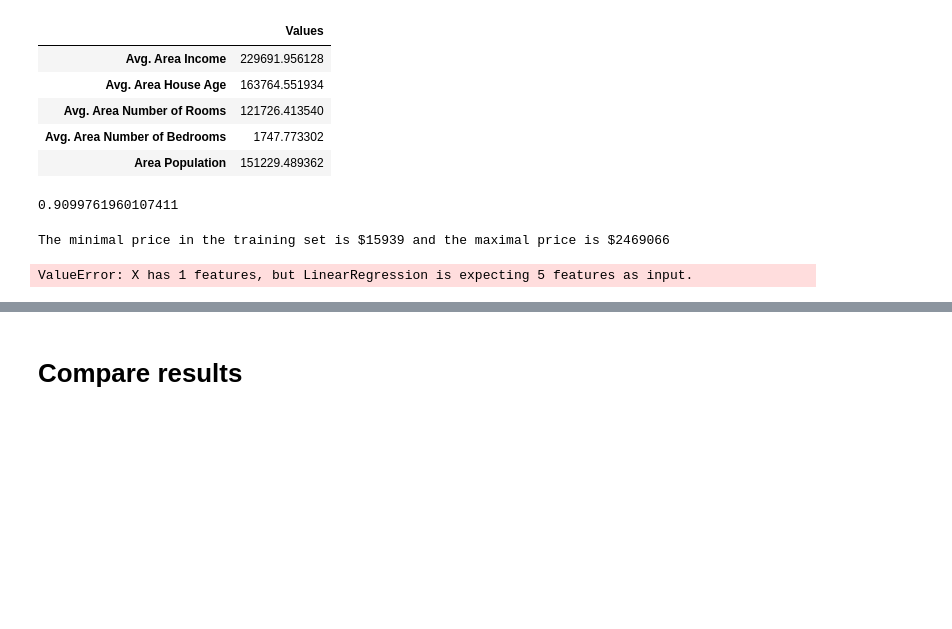
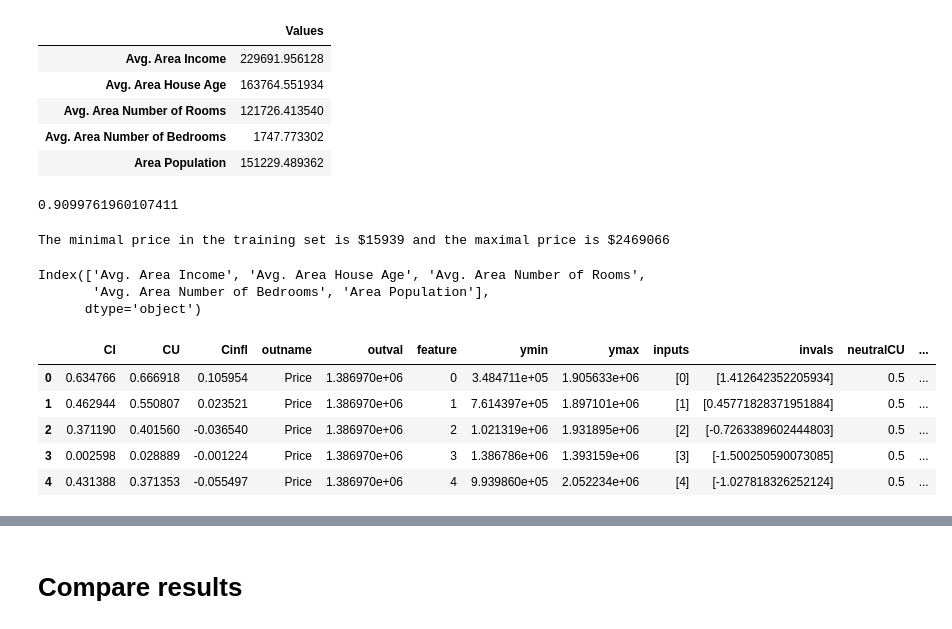
Before and after one commit to aso85b/py-ciu, a Jupyter notebook: Privacy_CIU.ipynb, the cells around one changed output, grey strips where cells are left out. Drawn from its saved outputs; the diff is of its cells as text; code cells hidden in the pictures; blank space fills up the shorter version.

```diff
--- a/Privacy_CIU.ipynb
+++ b/Privacy_CIU.ipynb
@@ -193,14 +193,28 @@ out_minmaxs = pd.DataFrame({'mins': [float(min(label_train))], 'maxs': [float(ma
 print(f"The minimal price in the training set is ${min(label_train):.0f} and the maximal price is ${max(label_train):.0f}")
 # %% [output]
 The minimal price in the training set is $15939 and the maximal price is $2469066
+# %%
+#Convert array to dataframe
+feature_train = pd.DataFrame(feature_train)
+label_train = pd.DataFrame(label_train)
+feature_test = pd.DataFrame(feature_test)
+label_test = pd.DataFrame(label_test)
+df.columns[:-1]
+# %% [output]
+Index(['Avg. Area Income', 'Avg. Area House Age', 'Avg. Area Number of Rooms',
+       'Avg. Area Number of Bedrooms', 'Area Population'],
+      dtype='object')
 # %%
 import ciu
-ames_instance = label_test.all()#.iloc[[345]]
-#Convert array to dataframe
-feature_train = pd.DataFrame(feature_train)
+ames_instance = feature_test.iloc[[345]]
 CIU_ames = ciu.CIU(linear_regression.predict, ['Price'], data=feature_train, out_minmaxs=out_minmaxs) #, category_mapping=category_mapping)
-CIUres = CIU_ames.explain(ames_instance.reshape(-1, 1))
-#CIUres = CIU_ames.explain(ames_instance)
-#display(CIUres)
+ames_instance
+CIUres = CIU_ames.explain(ames_instance)
+display(CIUres)
 # %% [output]
-ValueError: X has 1 features, but LinearRegression is expecting 5 features as input.
+|  | CI | CU | Cinfl | outname | outval | feature | ymin | ymax | inputs | invals | neutralCU | ... |
+| 0 | 0.634766 | 0.666918 | 0.105954 | Price | 1.386970e+06 | 0 | 3.484711e+05 | 1.905633e+06 | [0] | [1.412642352205934] | 0.5 | ... |
+| 1 | 0.462944 | 0.550807 | 0.023521 | Price | 1.386970e+06 | 1 | 7.614397e+05 | 1.897101e+06 | [1] | [0.45771828371951884] | 0.5 | ... |
+| 2 | 0.371190 | 0.401560 | -0.036540 | Price | 1.386970e+06 | 2 | 1.021319e+06 | 1.931895e+06 | [2] | [-0.7263389602444803] | 0.5 | ... |
+| 3 | 0.002598 | 0.028889 | -0.001224 | Price | 1.386970e+06 | 3 | 1.386786e+06 | 1.393159e+06 | [3] | [-1.500250590073085] | 0.5 | ... |
+| 4 | 0.431388 | 0.371353 | -0.055497 | Price | 1.386970e+06 | 4 | 9.939860e+05 | 2.052234e+06 | [4] | [-1.027818326252124] | 0.5 | ... |
```
Also changed, not shown: parts of 2 cells of this notebook.
